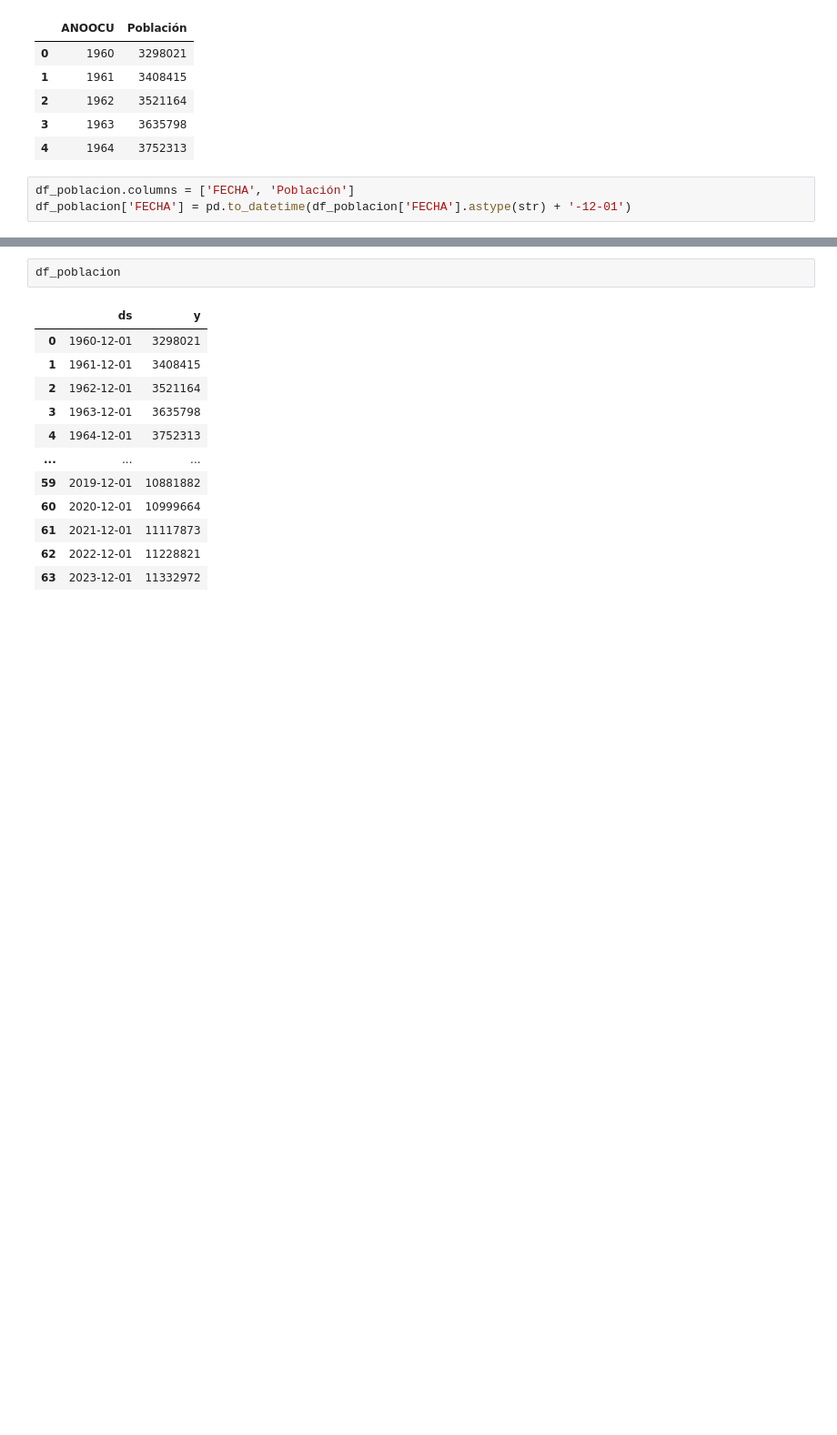
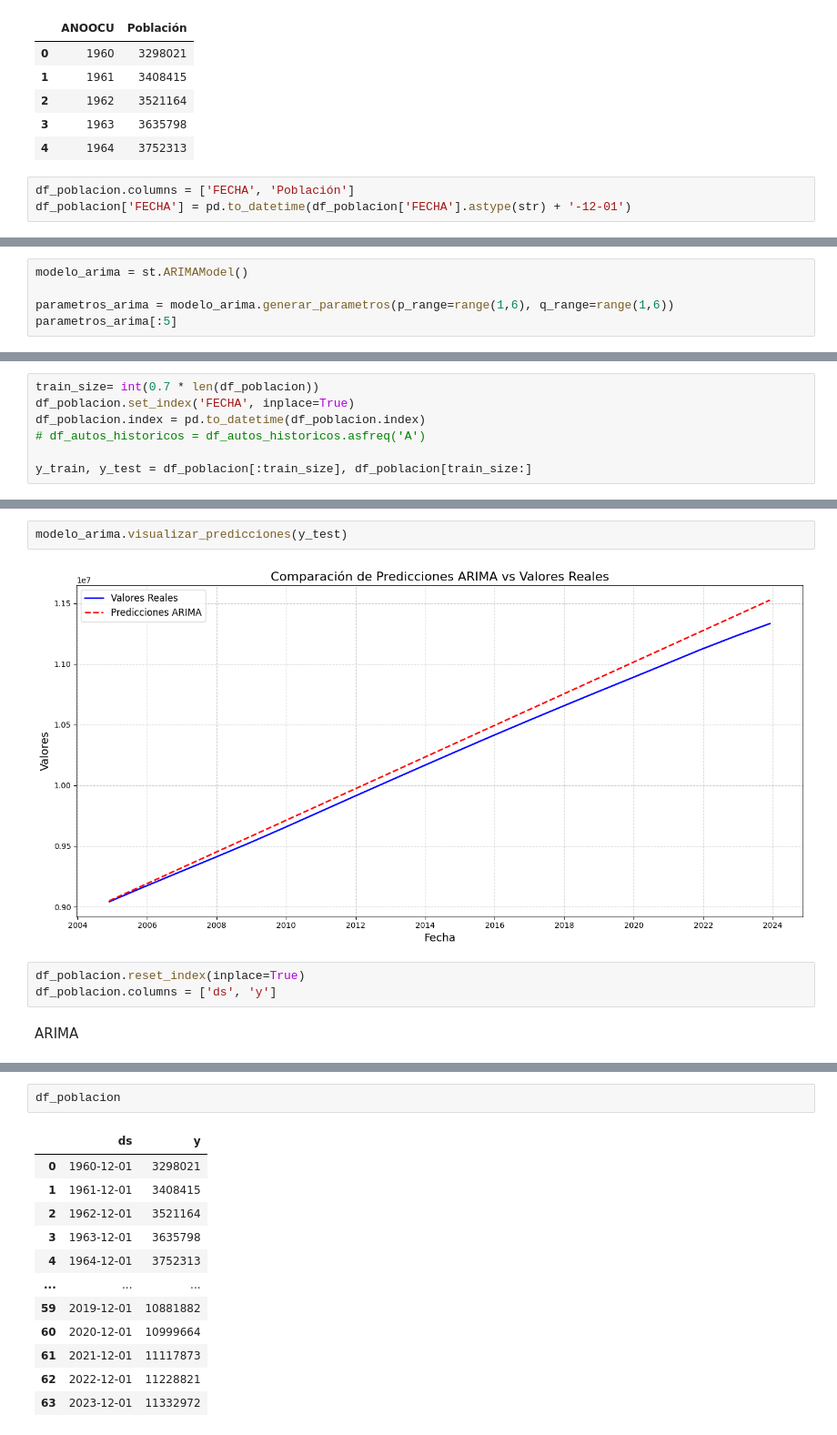
Before and after one commit to ngcarvajall/Accidentes_mortales_RD, a Jupyter notebook: Notebooks/Series_t.ipynb, the cells around one changed output, grey strips where cells are left out. Shown at 91% size. Saved outputs shown, nothing was run; the diff lists cells and outputs as text; blank space fills up the shorter version.

```diff
--- a/Notebooks/Series_t.ipynb
+++ b/Notebooks/Series_t.ipynb
@@ -461,0 +533,5 @@ df_poblacion['FECHA'] = pd.to_datetime(df_poblacion['FECHA'].astype(str) + '-12-
+# %%
+modelo_arima = st.ARIMAModel()
+
+parametros_arima = modelo_arima.generar_parametros(p_range=range(1,6), q_range=range(1,6))
+parametros_arima[:5]
@@ -461,0 +540,7 @@ df_poblacion['FECHA'] = pd.to_datetime(df_poblacion['FECHA'].astype(str) + '-12-
+# %%
+train_size= int(0.7 * len(df_poblacion))
+df_poblacion.set_index('FECHA', inplace=True)
+df_poblacion.index = pd.to_datetime(df_poblacion.index)
+# df_autos_historicos = df_autos_historicos.asfreq('A')
+
+y_train, y_test = df_poblacion[:train_size], df_poblacion[train_size:]
@@ -461,0 +572,9 @@ df_poblacion['FECHA'] = pd.to_datetime(df_poblacion['FECHA'].astype(str) + '-12-
+# %%
+modelo_arima.visualizar_predicciones(y_test)
+# %% [output]
+[figure, added]
+# %%
+df_poblacion.reset_index(inplace=True)
+df_poblacion.columns = ['ds', 'y']
+# %% [markdown]
+ARIMA
```
Also changed, not shown: parts of 33 cells of this notebook.
